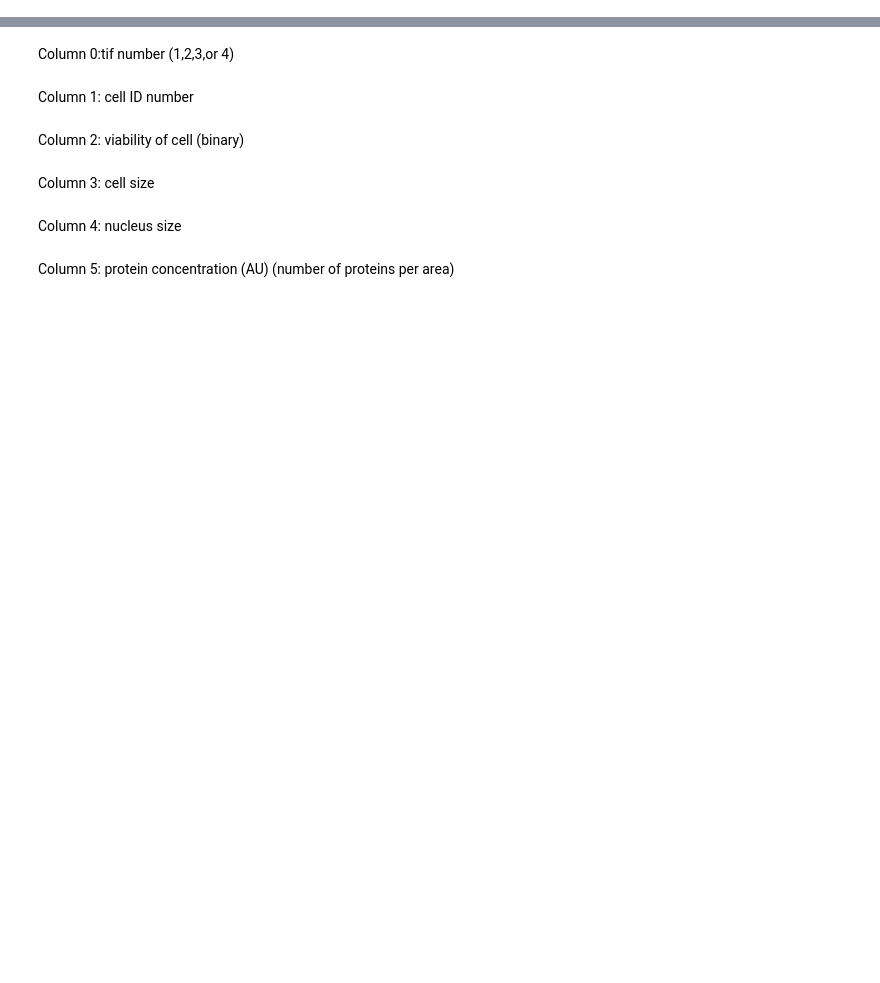
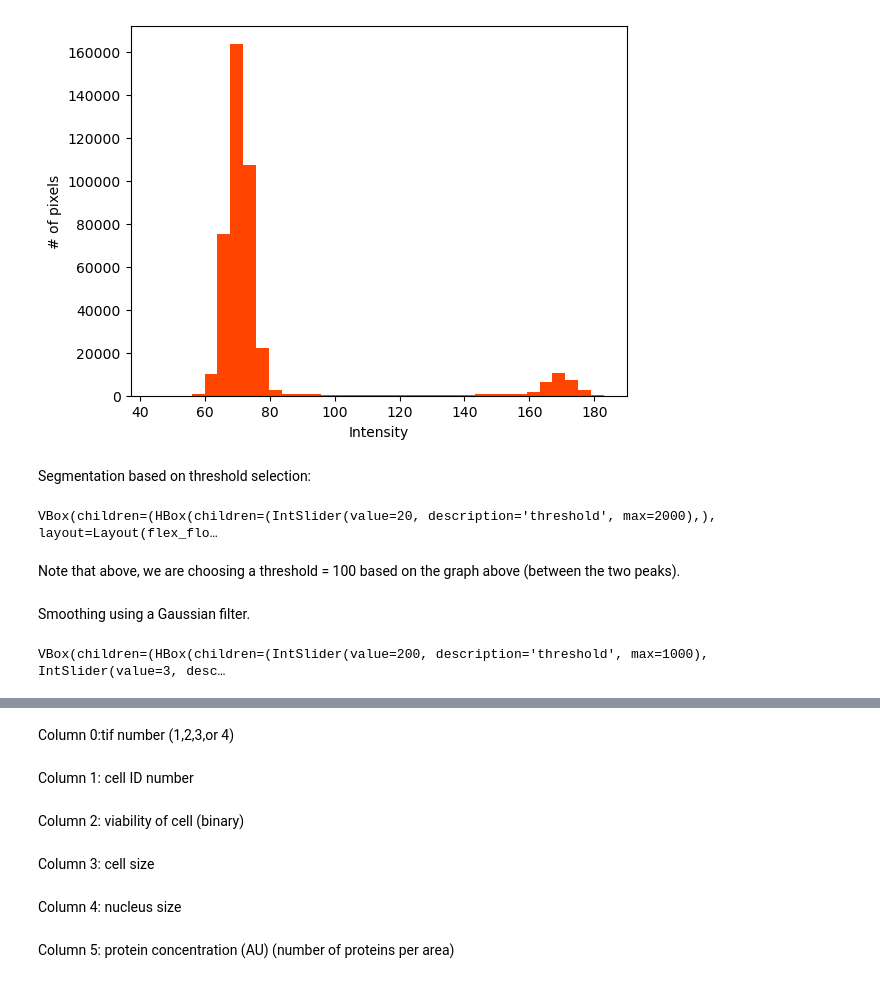
Before and after one commit to Munsky/UQbio2024_Team5, a Jupyter notebook: plan.ipynb, the cells around one changed output, grey strips where cells are left out. Saved outputs shown, nothing was run; the diff lists cells and outputs as text; code cells hidden in the pictures; blank space fills up the shorter version.

```diff
--- a/plan.ipynb
+++ b/plan.ipynb
@@ -13,0 +79,58 @@
+# %%
+# Plotting the intensity distribution
+f, ax = plt.subplots()
+ax.hist(img.flatten(),color='orangered',bins=35)  # .ravel()
+ax.set_xlabel('Intensity')
+ax.set_ylabel('# of pixels')
+plt.show()
+# %% [output]
+[figure, added]
+# %% [markdown]
+Segmentation based on threshold selection:
+# %%
+# Thresholding the image
+def viewer(threshold=50):
+    test_image = img.copy()
+    mask_image = np.zeros(img.shape)
+    mask_image[test_image>threshold] = 255
+    f,ax = plt.subplots()
+    ax.imshow(mask_image, cmap='Greys')
+    plt.show()
+
+interactive_plot = interactive(viewer,threshold = widgets.IntSlider(min=0,max=2000,step=1,value=20,description='threshold'))
+controls = HBox(interactive_plot.children[:-1], layout = Layout(flex_flow='row wrap'))
+output = interactive_plot.children[-1]
+
+# Display the controls and output as an interactive widget
+display(VBox([controls, output]))
+# %% [output]
+VBox(children=(HBox(children=(IntSlider(value=20, description='threshold', max=2000),), layout=Layout(flex_flo…
+# %% [markdown]
+Note that above, we  are choosing a threshold = 100 based on the graph above (between the two peaks).
+# %% [markdown]
+Smoothing using a Gaussian filter.
+# %%
+# Thresholding the image
+def viewer(threshold=50, sigma=5):
+    mask_image = np.zeros(img.shape)
+    mask_image[img>threshold] = 255
+    new_mask = gaussian(mask_image, sigma=sigma)
+    f,ax = plt.subplots(1,2, figsize=(10,5))
+    ax[0].imshow(mask_image, cmap='Spectral')
+    ax[1].imshow(new_mask, cmap='Spectral')
+    plt.show()
+    return new_mask
+
+interactive_plot = interactive(viewer, \
+            threshold = widgets.IntSlider(min=0,max=1000,step=1,value=200,description='threshold'),\
+            sigma = widgets.IntSlider(min=0,max=10,step=1,value=3,description='sigma'))
+
+controls = HBox(interactive_plot.children[:-1], layout = Layout(flex_flow='row wrap'))
+output = interactive_plot.children[-1]
+
+# Display the controls and output as an interactive widget
+display(VBox([controls, output]))
+
+# select 100 (threshold) and 3 (sigma- variance)
+# %% [output]
+VBox(children=(HBox(children=(IntSlider(value=200, description='threshold', max=1000), IntSlider(value=3, desc…
```
Also changed, not shown: parts of 43 cells of this notebook.
